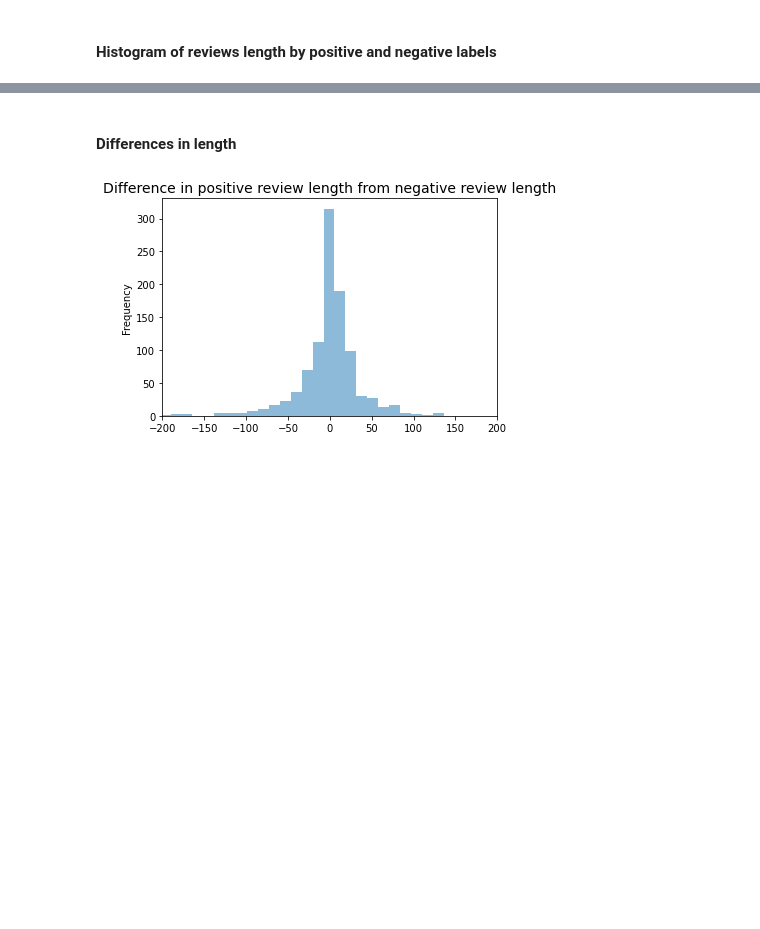
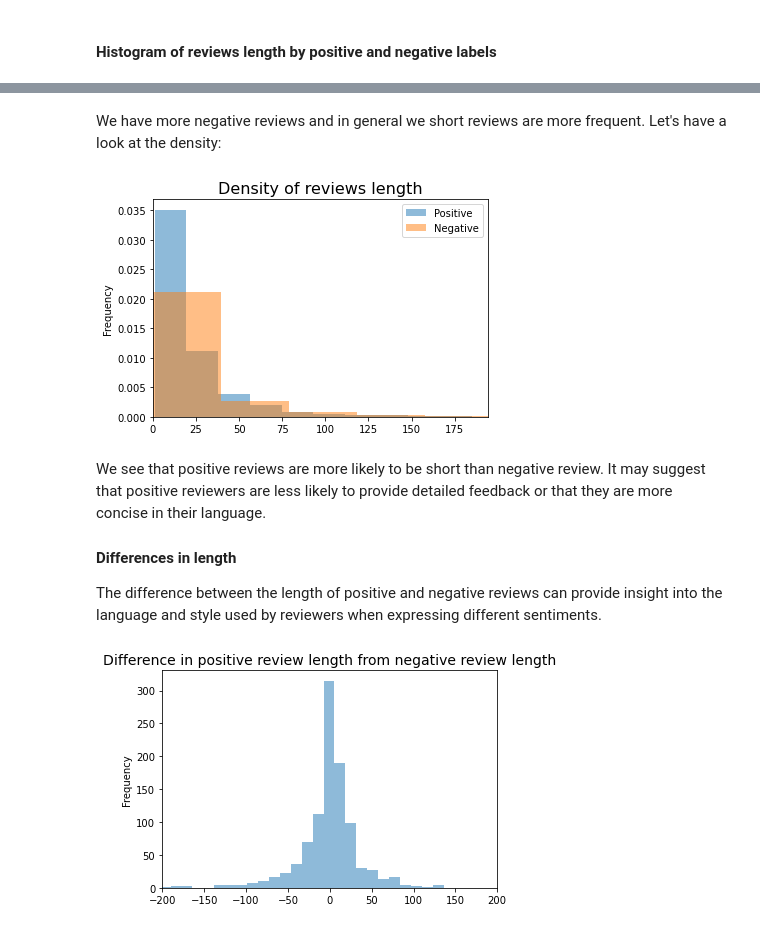
Before and after one commit to isrkan/DataSciencePractice, a Jupyter notebook: Review sentiment analysis.ipynb, the cells around one changed output, grey strips where cells are left out. Saved outputs shown, nothing was run; the diff lists cells and outputs as text; code cells hidden in the pictures; blank space fills up the shorter version.

```diff
--- a/Review sentiment analysis.ipynb
+++ b/Review sentiment analysis.ipynb
@@ -95,5 +86,19 @@ plt.show()
+# %% [markdown]
+We have more negative reviews and in general we short reviews are more frequent. Let's have a look at the density:
+# %%
+reviews_data['Num_words_pos'].plot.hist(density=True, alpha=0.5, label='Positive').set_xlim(0,)
+reviews_data['Num_words_neg'].plot.hist(density=True, alpha=0.5, label='Negative')
+plt.title('Density of reviews length', fontsize=16)
+plt.legend()
+plt.show()
+# %% [output]
+[figure, added]
 # %% [markdown]
+We see that positive reviews are more likely to be short than negative review. It may suggest that positive reviewers are less likely to provide detailed feedback or that they are more concise in their language.
+
 #### Differences in length
+
+The difference between the length of positive and negative reviews can provide insight into the language and style used by reviewers when expressing different sentiments.
 # %%
 reviews_data['Num_words_pos_neg_diff'].plot.hist(bins=40, alpha=0.5).set_xlim(-200, 200)
 plt.title('Difference in positive review length from negative review length', fontsize=14)
```
Also changed, not shown: parts of 54 cells of this notebook.
